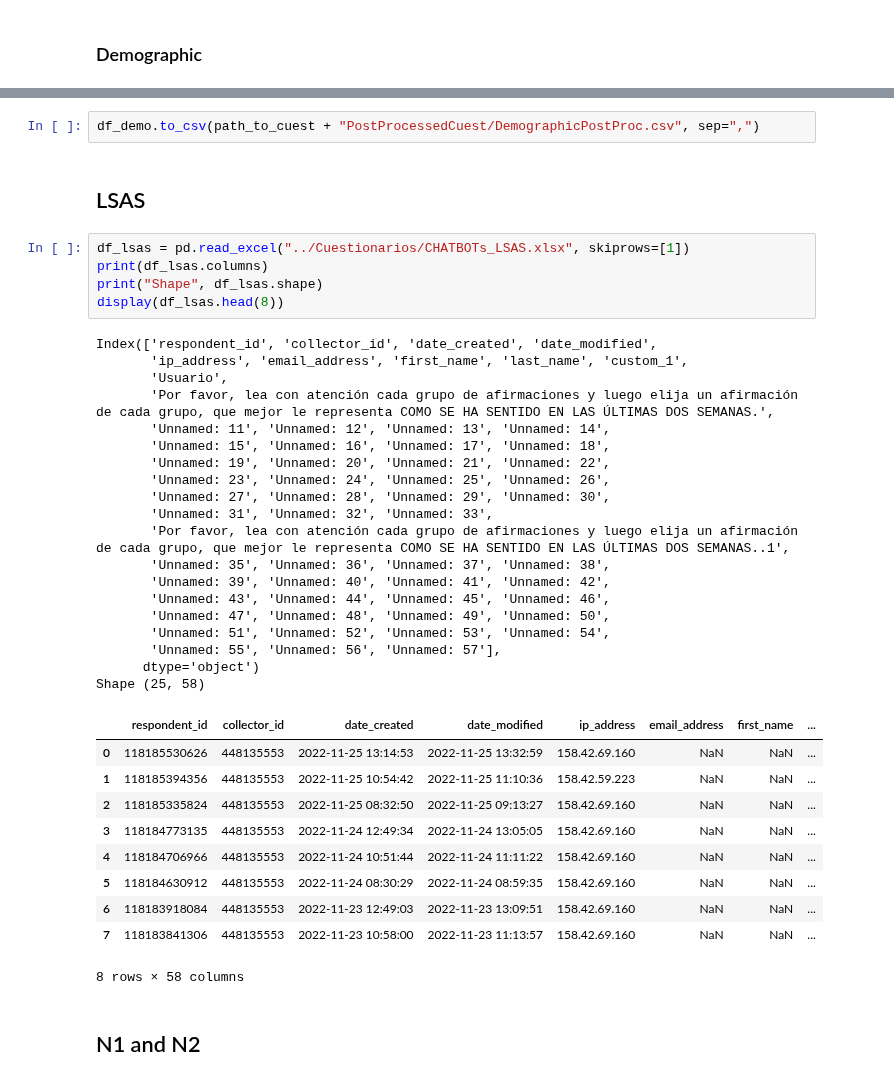
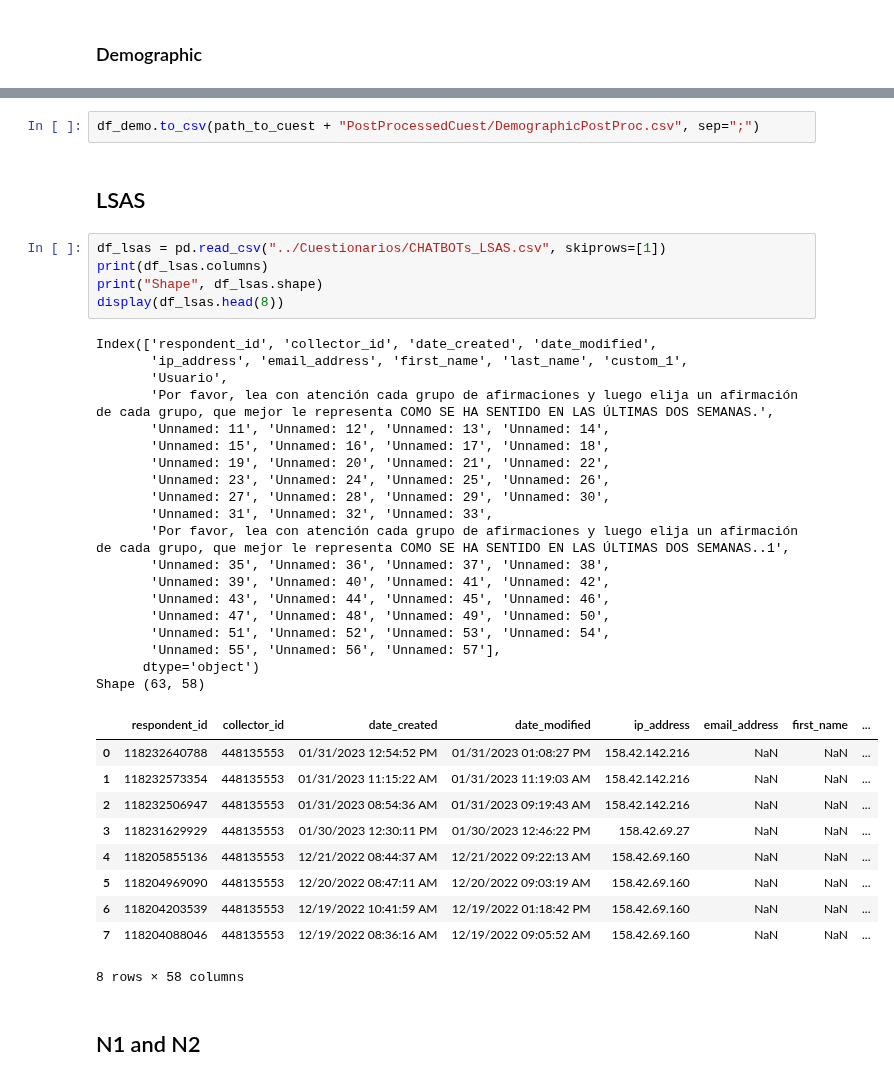
Before and after one commit to ASAPLableni/LableniBot, a Jupyter notebook: DataAnalysis/AnalysisQuest.ipynb, the cells around one changed output, grey strips where cells are left out. Drawn from its saved outputs; the diff is of its cells as text.

```diff
--- a/DataAnalysis/AnalysisQuest.ipynb
+++ b/DataAnalysis/AnalysisQuest.ipynb
@@ -275,41 +257,41 @@ df_demo[[m_f_name, "NoMedicine"]].head(8)
 # %%
-df_demo.to_csv(path_to_cuest + "PostProcessedCuest/DemographicPostProc.csv", sep=",")
+df_demo.to_csv(path_to_cuest + "PostProcessedCuest/DemographicPostProc.csv", sep=";")
 # %% [markdown]
 ## LSAS
 # %%
-df_lsas = pd.read_excel("../Cuestionarios/CHATBOTs_LSAS.xlsx", skiprows=[1])
+df_lsas = pd.read_csv("../Cuestionarios/CHATBOTs_LSAS.csv", skiprows=[1])
 print(df_lsas.columns)
 print("Shape", df_lsas.shape)
 display(df_lsas.head(8))
 # %% [output]
 Index(['respondent_id', 'collector_id', 'date_created', 'date_modified',
        'ip_address', 'email_address', 'first_name', 'last_name', 'custom_1',
        'Usuario',
        'Por favor, lea con atención cada grupo de afirmaciones y luego elija un afirmación de cada grupo, que mejor le representa COMO SE HA SENTIDO EN LAS ÚLTIMAS DOS SEMANAS.',
        'Unnamed: 11', 'Unnamed: 12', 'Unnamed: 13', 'Unnamed: 14',
        'Unnamed: 15', 'Unnamed: 16', 'Unnamed: 17', 'Unnamed: 18',
        'Unnamed: 19', 'Unnamed: 20', 'Unnamed: 21', 'Unnamed: 22',
        'Unnamed: 23', 'Unnamed: 24', 'Unnamed: 25', 'Unnamed: 26',
        'Unnamed: 27', 'Unnamed: 28', 'Unnamed: 29', 'Unnamed: 30',
        'Unnamed: 31', 'Unnamed: 32', 'Unnamed: 33',
        'Por favor, lea con atención cada grupo de afirmaciones y luego elija un afirmación de cada grupo, que mejor le representa COMO SE HA SENTIDO EN LAS ÚLTIMAS DOS SEMANAS..1',
        'Unnamed: 35', 'Unnamed: 36', 'Unnamed: 37', 'Unnamed: 38',
        'Unnamed: 39', 'Unnamed: 40', 'Unnamed: 41', 'Unnamed: 42',
        'Unnamed: 43', 'Unnamed: 44', 'Unnamed: 45', 'Unnamed: 46',
        'Unnamed: 47', 'Unnamed: 48', 'Unnamed: 49', 'Unnamed: 50',
        'Unnamed: 51', 'Unnamed: 52', 'Unnamed: 53', 'Unnamed: 54',
        'Unnamed: 55', 'Unnamed: 56', 'Unnamed: 57'],
       dtype='object')
-Shape (25, 58)
+Shape (63, 58)
 |  | respondent_id | collector_id | date_created | date_modified | ip_address | email_address | first_name | ... |
-| 0 | 118185530626 | 448135553 | 2022-11-25 13:14:53 | 2022-11-25 13:32:59 | 158.42.69.160 | NaN | NaN | ... |
-| 1 | 118185394356 | 448135553 | 2022-11-25 10:54:42 | 2022-11-25 11:10:36 | 158.42.59.223 | NaN | NaN | ... |
-| 2 | 118185335824 | 448135553 | 2022-11-25 08:32:50 | 2022-11-25 09:13:27 | 158.42.69.160 | NaN | NaN | ... |
-| 3 | 118184773135 | 448135553 | 2022-11-24 12:49:34 | 2022-11-24 13:05:05 | 158.42.69.160 | NaN | NaN | ... |
-| 4 | 118184706966 | 448135553 | 2022-11-24 10:51:44 | 2022-11-24 11:11:22 | 158.42.69.160 | NaN | NaN | ... |
-| 5 | 118184630912 | 448135553 | 2022-11-24 08:30:29 | 2022-11-24 08:59:35 | 158.42.69.160 | NaN | NaN | ... |
-| 6 | 118183918084 | 448135553 | 2022-11-23 12:49:03 | 2022-11-23 13:09:51 | 158.42.69.160 | NaN | NaN | ... |
-| 7 | 118183841306 | 448135553 | 2022-11-23 10:58:00 | 2022-11-23 11:13:57 | 158.42.69.160 | NaN | NaN | ... |
+| 0 | 118232640788 | 448135553 | 01/31/2023 12:54:52 PM | 01/31/2023 01:08:27 PM | 158.42.142.216 | NaN | NaN | ... |
+| 1 | 118232573354 | 448135553 | 01/31/2023 11:15:22 AM | 01/31/2023 11:19:03 AM | 158.42.142.216 | NaN | NaN | ... |
+| 2 | 118232506947 | 448135553 | 01/31/2023 08:54:36 AM | 01/31/2023 09:19:43 AM | 158.42.142.216 | NaN | NaN | ... |
+| 3 | 118231629929 | 448135553 | 01/30/2023 12:30:11 PM | 01/30/2023 12:46:22 PM | 158.42.69.27 | NaN | NaN | ... |
+| 4 | 118205855136 | 448135553 | 12/21/2022 08:44:37 AM | 12/21/2022 09:22:13 AM | 158.42.69.160 | NaN | NaN | ... |
+| 5 | 118204969090 | 448135553 | 12/20/2022 08:47:11 AM | 12/20/2022 09:03:19 AM | 158.42.69.160 | NaN | NaN | ... |
+| 6 | 118204203539 | 448135553 | 12/19/2022 10:41:59 AM | 12/19/2022 01:18:42 PM | 158.42.69.160 | NaN | NaN | ... |
+| 7 | 118204088046 | 448135553 | 12/19/2022 08:36:16 AM | 12/19/2022 09:05:52 AM | 158.42.69.160 | NaN | NaN | ... |
 8 rows × 58 columns
 # %% [markdown]
 ## N1 and N2
```
Also changed, not shown: parts of 23 cells of this notebook, 3 other files.
